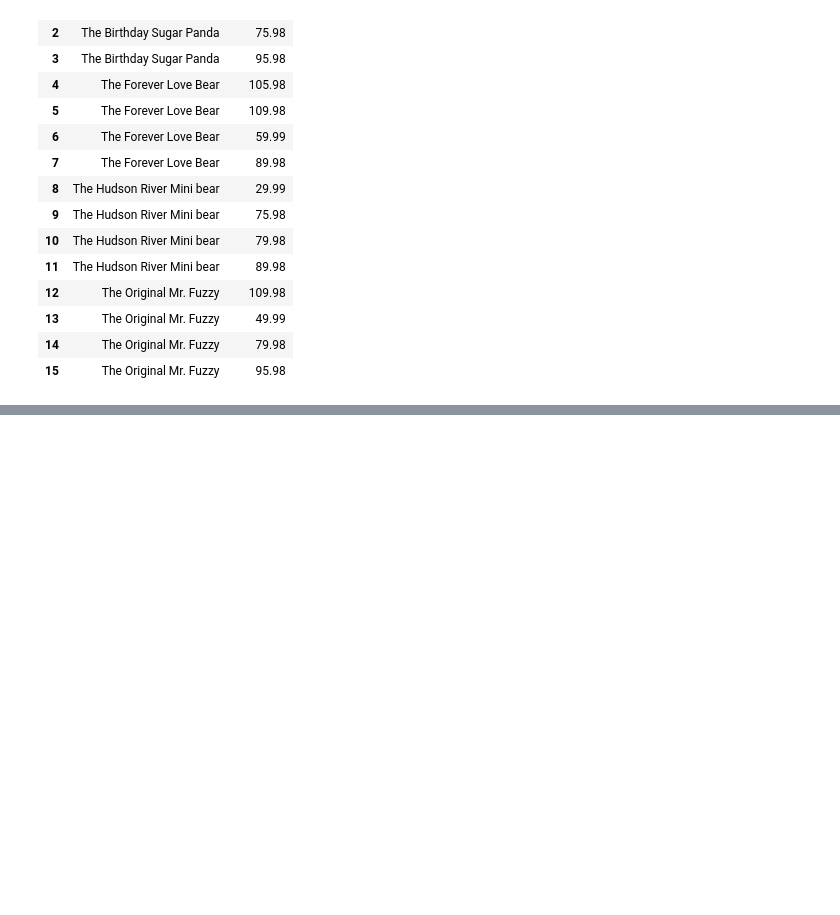
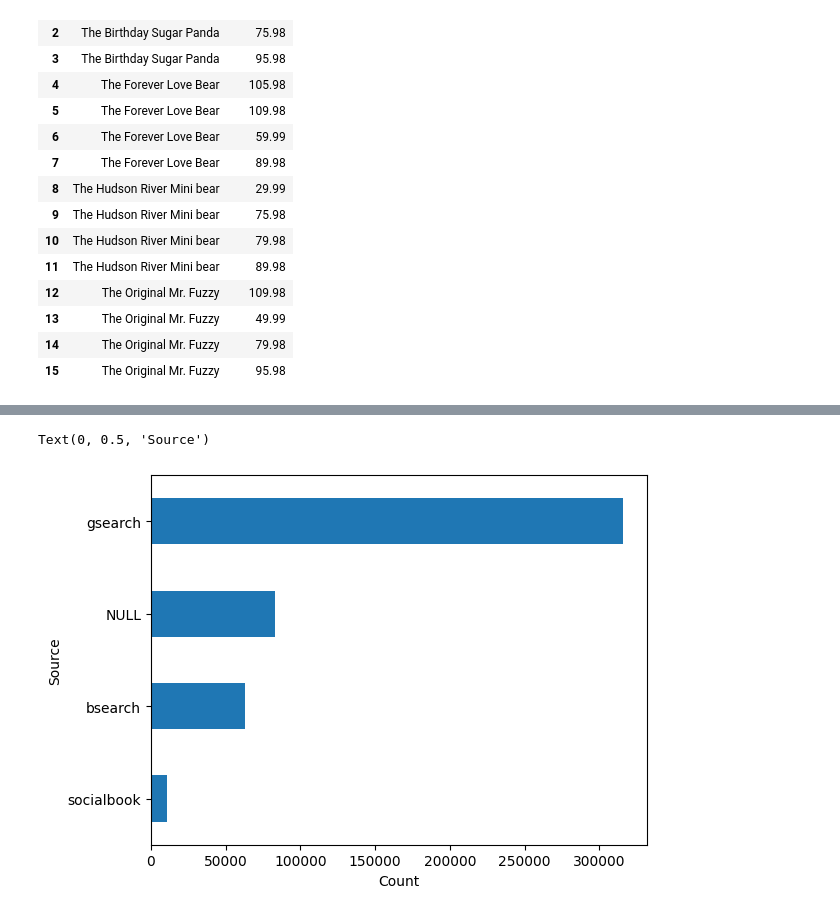
Before and after one commit to krasigarev/Python-Connection-With-SQL-Server, a Jupyter notebook: data_analysis_1.ipynb, the cells around one changed output, grey strips where cells are left out. Saved outputs shown, nothing was run; the diff lists cells and outputs as text; code cells hidden in the pictures; blank space fills up the shorter version.

```diff
--- a/data_analysis_1.ipynb
+++ b/data_analysis_1.ipynb
@@ -116,0 +137,7 @@ dd
+# %%
+df5.utm_source.value_counts().sort_values(ascending=True).plot(kind='barh')
+plt.xlabel('Count')
+plt.ylabel('Source')
+# %% [output]
+Text(0, 0.5, 'Source')
+[figure, added]
```
Also changed, not shown: parts of 4 cells of this notebook.
